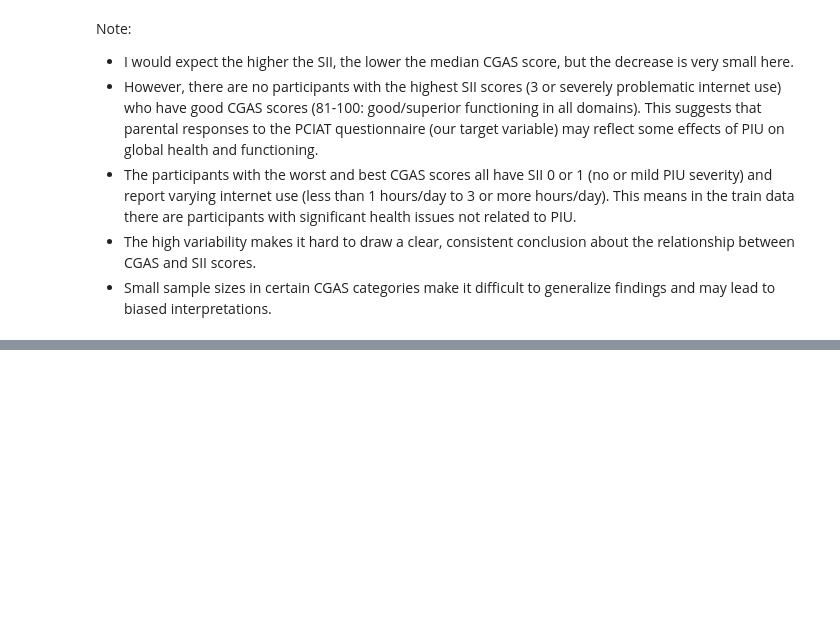
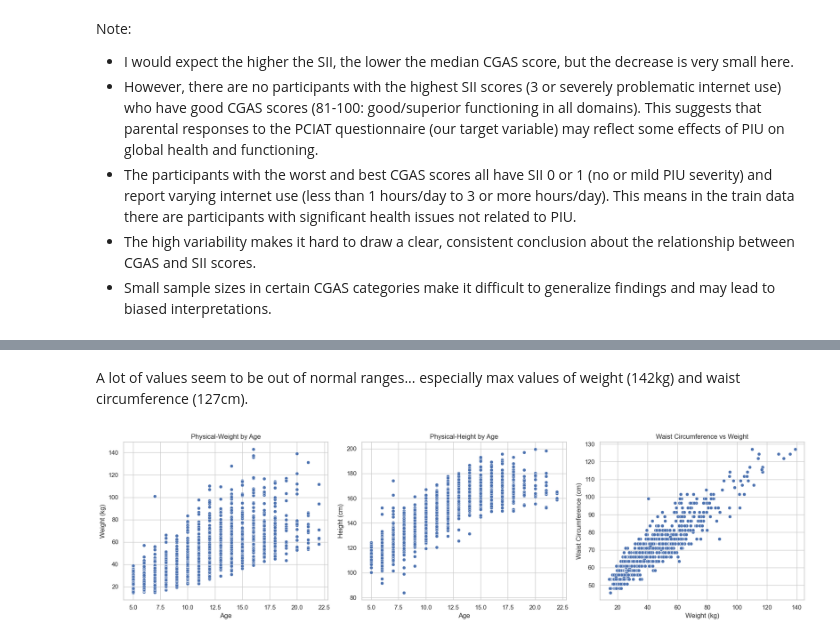
Before and after one commit to AdityaMarne/Kaggle_projects, a Jupyter notebook: ProblematicInternetUse/notebooks/EDA.ipynb, the cells around one changed output, grey strips where cells are left out. Saved outputs shown, nothing was run; the diff lists cells and outputs as text; code cells hidden in the pictures; blank space fills up the shorter version.

```diff
--- a/ProblematicInternetUse/notebooks/EDA.ipynb
+++ b/ProblematicInternetUse/notebooks/EDA.ipynb
@@ -1183,0 +1262,17 @@ Note:
+# %%
+# Convert weight to kilograms, and height to centimeters and recalculate BMI:
+lbs_to_kg = 0.453592
+inches_to_cm = 2.54
+
+train['Physical-Weight'] = train['Physical-Weight'] * lbs_to_kg
+train['Physical-Height'] = train['Physical-Height'] * inches_to_cm
+train['Physical-Waist_Circumference'] = train['Physical-Waist_Circumference'] * inches_to_cm
+
+# Recalculate BMI: BMI = weight (kg) / (height (m)^2)
+train['Physical-BMI'] = np.where(
+    train['Physical-Weight'].notna() & train['Physical-Height'].notna(),
+    train['Physical-Weight'] / ((train['Physical-Height'] / 100) ** 2),
+    np.nan  # If either is NaN, set BMI to NaN
+)
+
+calculate_stats(train, wh_cols)
@@ -1183,0 +1285,30 @@ Note:
+# %% [markdown]
+A lot of values seem to be out of normal ranges... especially max values of weight (142kg) and waist circumference (127cm).
+# %%
+plt.figure(figsize=(18, 5))
+
+# Physical-Weight by Age
+plt.subplot(1, 3, 1)
+sns.scatterplot(x='Basic_Demos-Age', y='Physical-Weight', data=train)
+plt.title('Physical-Weight by Age')
+plt.xlabel('Age')
+plt.ylabel('Weight (kg)')
+
+# Physical-Height by Age
+plt.subplot(1, 3, 2)
+sns.scatterplot(x='Basic_Demos-Age', y='Physical-Height', data=train)
+plt.title('Physical-Height by Age')
+plt.xlabel('Age')
+plt.ylabel('Height (cm)')
+
+# Physical-Waist_Circumference vs Physical-Weight
+plt.subplot(1, 3, 3)
+sns.scatterplot(x='Physical-Weight', y='Physical-Waist_Circumference', data=train)
+plt.title('Waist Circumference vs Weight')
+plt.xlabel('Weight (kg)')
+plt.ylabel('Waist Circumference (cm)')
+
+plt.tight_layout()
+plt.show()
+# %% [output]
+[figure, added]
```
Also changed, not shown: parts of 35 cells of this notebook.
